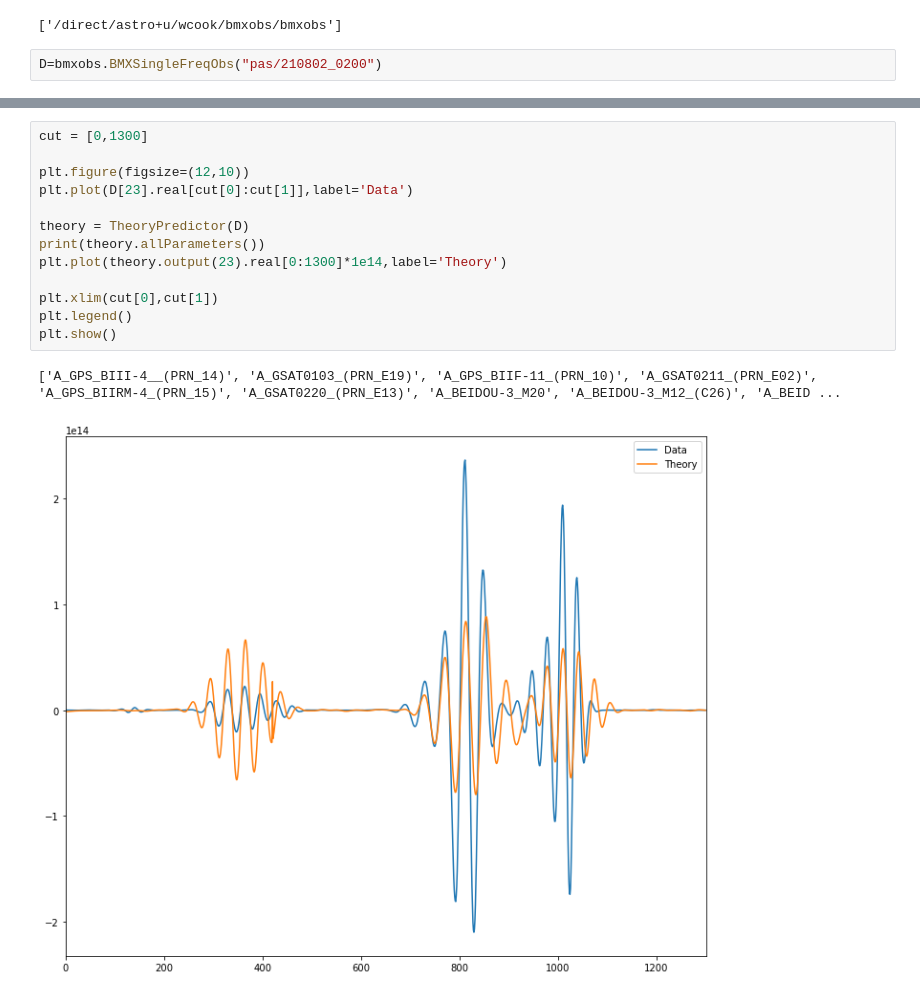
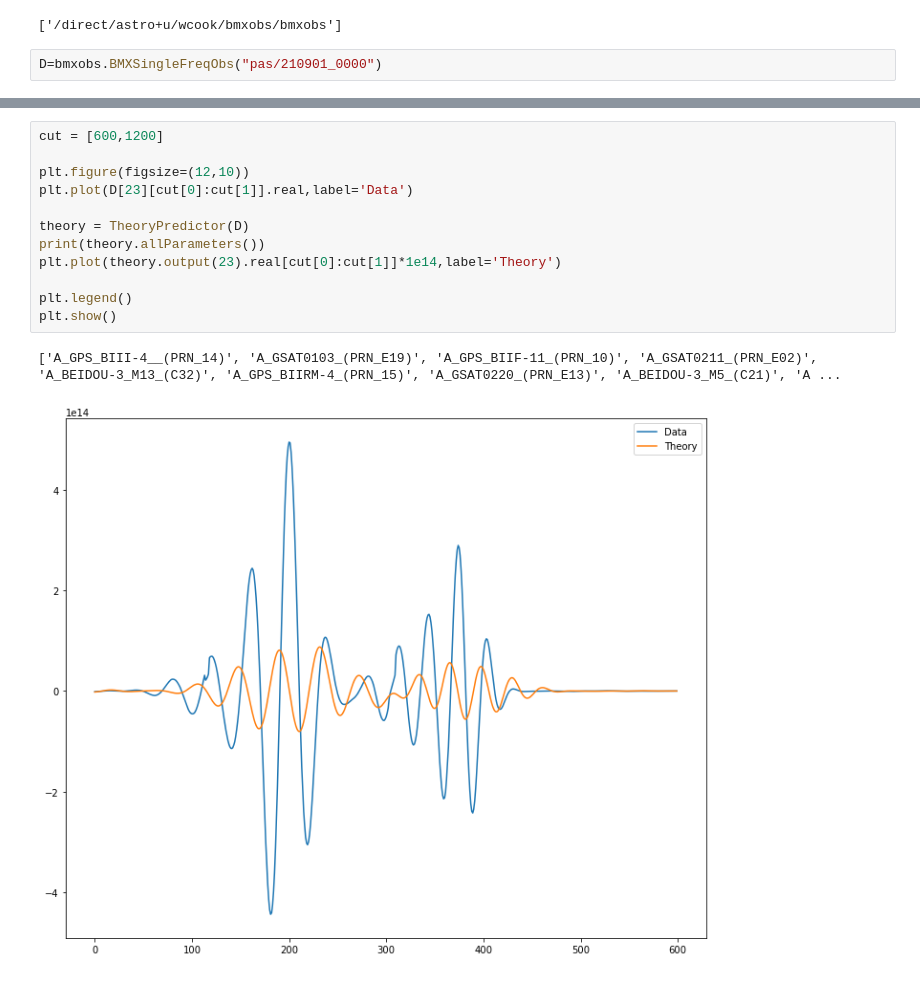
Before and after one commit to bmxdemo/bmxobs, a Jupyter notebook: towards1.ipynb, the cells around one changed output, grey strips where cells are left out. Drawn from its saved outputs; the diff is of its cells as text.

```diff
--- a/towards1.ipynb
+++ b/towards1.ipynb
@@ -14,5 +15,5 @@ bmxobs.__path__
 # %% [output]
 ['/direct/astro+u/wcook/bmxobs/bmxobs']
 # %%
-D=bmxobs.BMXSingleFreqObs("pas/210802_0200")
+D=bmxobs.BMXSingleFreqObs("pas/210901_0000")
 # %%
@@ -37,16 +37,15 @@ plt.show()
 # %%
-cut = [0,1300]
+cut = [600,1200]
 
 plt.figure(figsize=(12,10))
-plt.plot(D[23].real[cut[0]:cut[1]],label='Data')
+plt.plot(D[23][cut[0]:cut[1]].real,label='Data')
 
 theory = TheoryPredictor(D)
 print(theory.allParameters())
-plt.plot(theory.output(23).real[0:1300]*1e14,label='Theory')
+plt.plot(theory.output(23).real[cut[0]:cut[1]]*1e14,label='Theory')
 
-plt.xlim(cut[0],cut[1])
 plt.legend()
 plt.show()
 # %% [output]
-['A_GPS_BIII-4__(PRN_14)', 'A_GSAT0103_(PRN_E19)', 'A_GPS_BIIF-11_(PRN_10)', 'A_GSAT0211_(PRN_E02)', 'A_GPS_BIIRM-4_(PRN_15)', 'A_GSAT0220_(PRN_E13)', 'A_BEIDOU-3_M20', 'A_BEIDOU-3_M12_(C26)', 'A_BEID ...
+['A_GPS_BIII-4__(PRN_14)', 'A_GSAT0103_(PRN_E19)', 'A_GPS_BIIF-11_(PRN_10)', 'A_GSAT0211_(PRN_E02)', 'A_BEIDOU-3_M13_(C32)', 'A_GPS_BIIRM-4_(PRN_15)', 'A_GSAT0220_(PRN_E13)', 'A_BEIDOU-3_M5_(C21)', 'A ...
-[figure, old version]
+[figure, new version]
```
Also changed, not shown: parts of 5 cells of this notebook, 1 other file.
